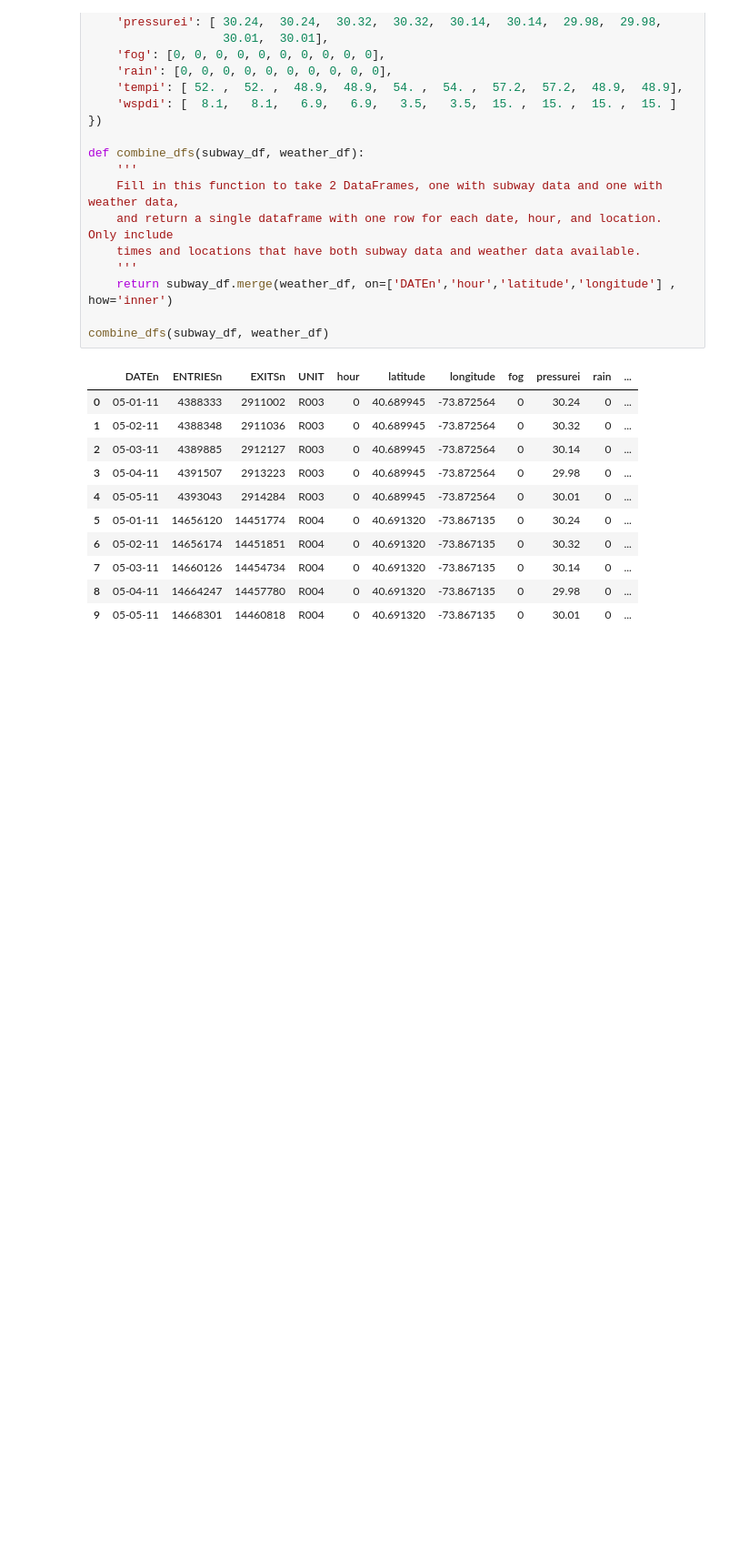
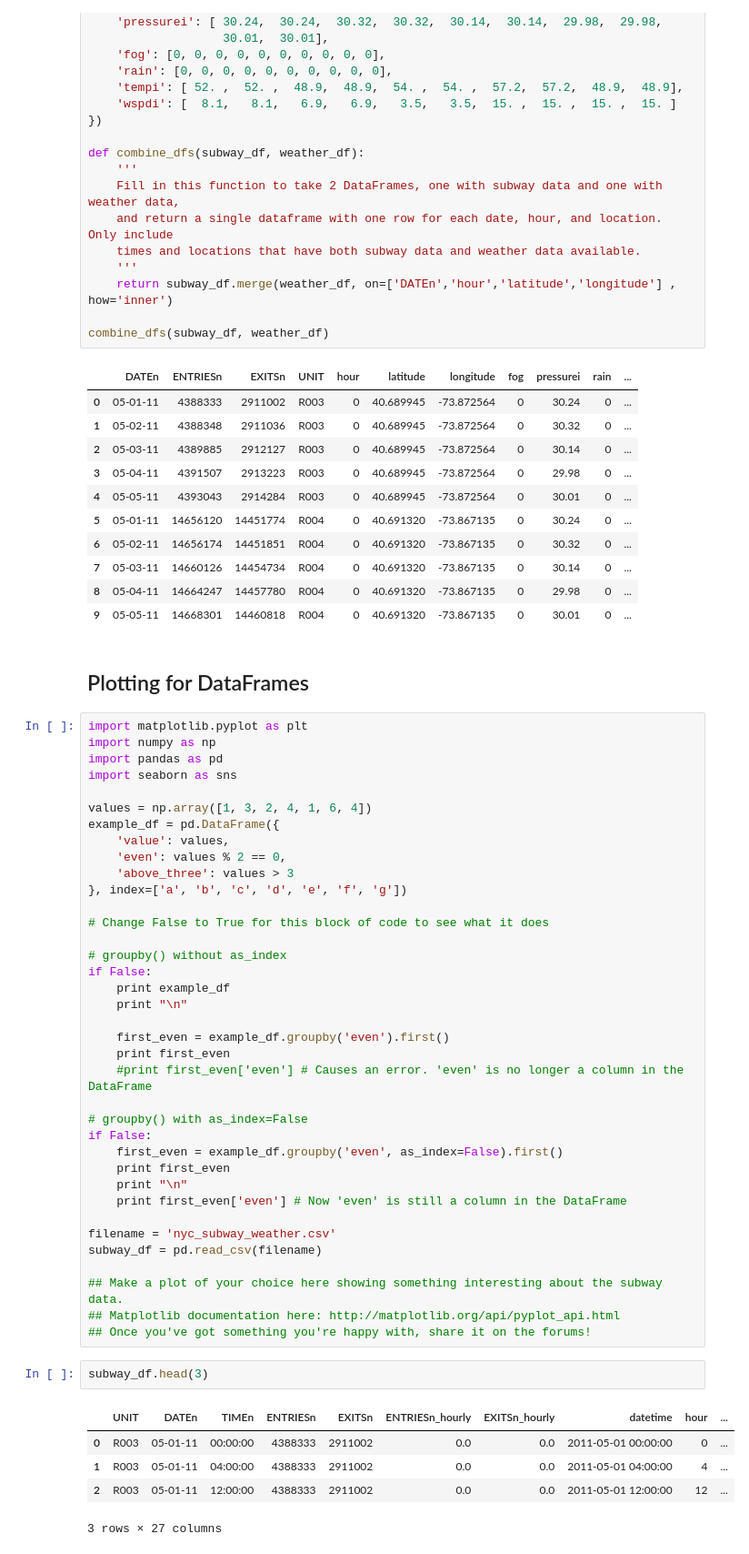
Before and after one commit to dsuruagy/udacityDataAnalyst, a Jupyter notebook: part3/l5-numpyPandas2DData/Lesson_5-NumPy_and_Pandas_with_2D_data.ipynb, the cells around one changed output. Shown: that part at 91% size. Saved outputs shown, nothing was run; the diff lists cells and outputs as text; blank space fills up the shorter version.

```diff
--- a/part3/l5-numpyPandas2DData/Lesson_5-NumPy_and_Pandas_with_2D_data.ipynb
+++ b/part3/l5-numpyPandas2DData/Lesson_5-NumPy_and_Pandas_with_2D_data.ipynb
@@ -834,3 +840,50 @@ combine_dfs(subway_df, weather_df)
 | 7 | 05-03-11 | 14660126 | 14454734 | R004 | 0 | 40.691320 | -73.867135 | 0 | 30.14 | 0 | ... |
 | 8 | 05-04-11 | 14664247 | 14457780 | R004 | 0 | 40.691320 | -73.867135 | 0 | 29.98 | 0 | ... |
 | 9 | 05-05-11 | 14668301 | 14460818 | R004 | 0 | 40.691320 | -73.867135 | 0 | 30.01 | 0 | ... |
+# %% [markdown]
+## Plotting for DataFrames
+# %%
+import matplotlib.pyplot as plt
+import numpy as np
+import pandas as pd
+import seaborn as sns
+
+values = np.array([1, 3, 2, 4, 1, 6, 4])
+example_df = pd.DataFrame({
+    'value': values,
+    'even': values % 2 == 0,
+    'above_three': values > 3
+}, index=['a', 'b', 'c', 'd', 'e', 'f', 'g'])
+
+# Change False to True for this block of code to see what it does
+
+# groupby() without as_index
+if False:
+    print example_df
+    print "\n"
+
+    first_even = example_df.groupby('even').first()
+    print first_even
+    #print first_even['even'] # Causes an error. 'even' is no longer a column in the DataFrame
+
+# groupby() with as_index=False
+if False:
+    first_even = example_df.groupby('even', as_index=False).first()
+    print first_even
+    print "\n"
+    print first_even['even'] # Now 'even' is still a column in the DataFrame
+
+filename = 'nyc_subway_weather.csv'
+subway_df = pd.read_csv(filename)
+
+## Make a plot of your choice here showing something interesting about the subway data.
+## Matplotlib documentation here: http://matplotlib.org/api/pyplot_api.html
+## Once you've got something you're happy with, share it on the forums!
+# %%
+subway_df.head(3)
+# %% [output]
+|  | UNIT | DATEn | TIMEn | ENTRIESn | EXITSn | ENTRIESn_hourly | EXITSn_hourly | datetime | hour | ... |
+| 0 | R003 | 05-01-11 | 00:00:00 | 4388333 | 2911002 | 0.0 | 0.0 | 2011-05-01 00:00:00 | 0 | ... |
+| 1 | R003 | 05-01-11 | 04:00:00 | 4388333 | 2911002 | 0.0 | 0.0 | 2011-05-01 04:00:00 | 4 | ... |
+| 2 | R003 | 05-01-11 | 12:00:00 | 4388333 | 2911002 | 0.0 | 0.0 | 2011-05-01 12:00:00 | 12 | ... |
+3 rows × 27 columns
```
Also changed, not shown: parts of 5 cells of this notebook, 1 other file.
